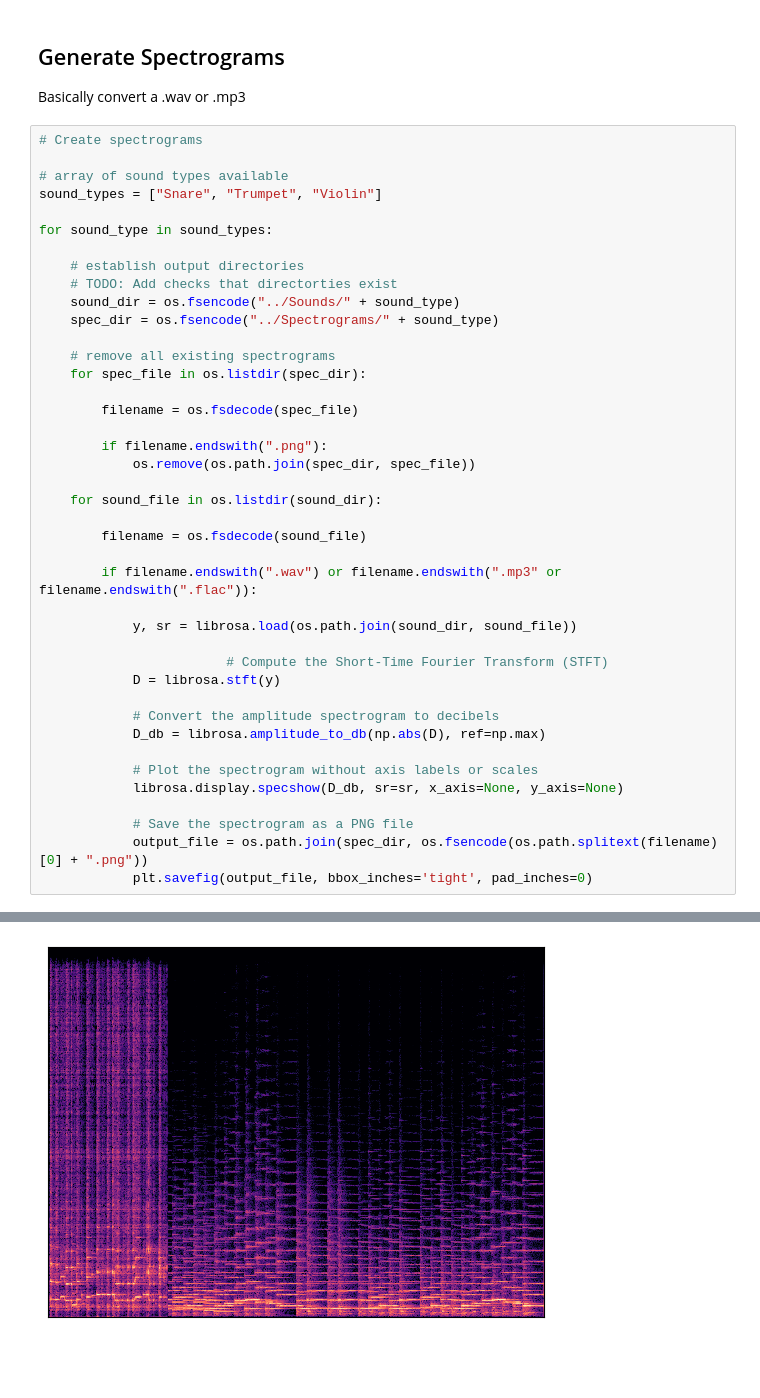
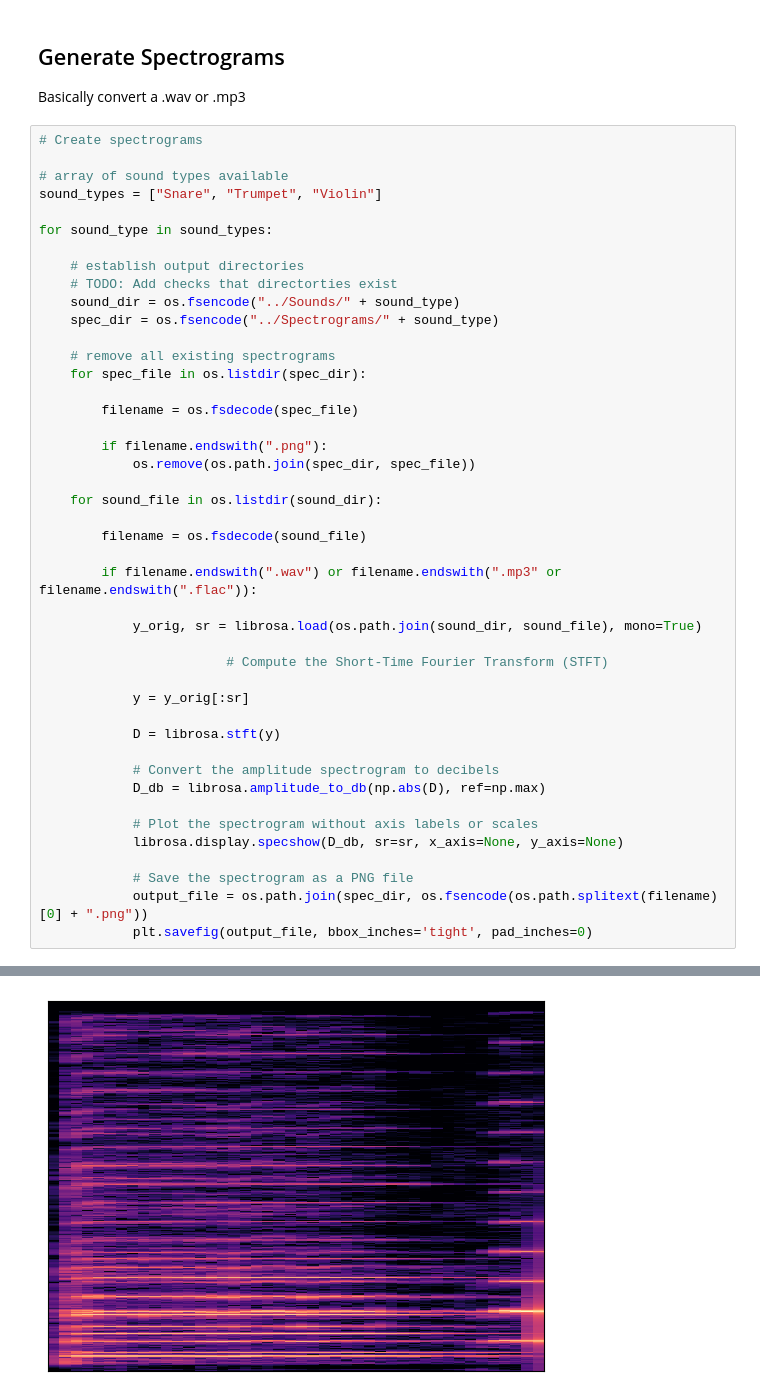
Before and after one commit to rothdu/EEE4114F--Project, a Jupyter notebook: Code/spectrograms.ipynb, the cells around one changed output, grey strips where cells are left out. Saved outputs shown, nothing was run; the diff lists cells and outputs as text; blank space fills up the shorter version.

```diff
--- a/Code/spectrograms.ipynb
+++ b/Code/spectrograms.ipynb
@@ -42,9 +42,12 @@ for sound_type in sound_types:
 
         if filename.endswith(".wav") or filename.endswith(".mp3" or filename.endswith(".flac")):
 
-            y, sr = librosa.load(os.path.join(sound_dir, sound_file))
+            y_orig, sr = librosa.load(os.path.join(sound_dir, sound_file), mono=True)
 
                         # Compute the Short-Time Fourier Transform (STFT)
+
+            y = y_orig[:sr]
+
             D = librosa.stft(y)
 
             # Convert the amplitude spectrogram to decibels
@@ -61,2 +67,2 @@ KeyboardInterrupt:
-[figure, old version]
+[figure, new version]
 # %%
```
Also changed, not shown: parts of 5 cells of this notebook, 1 other file.
